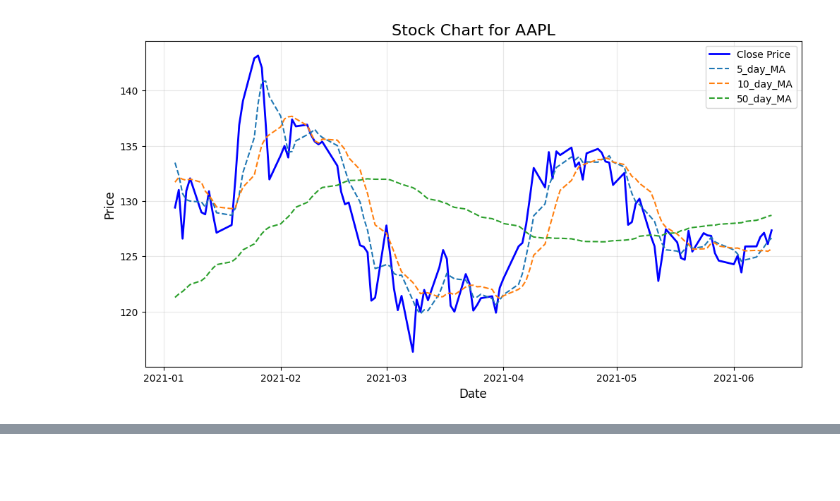
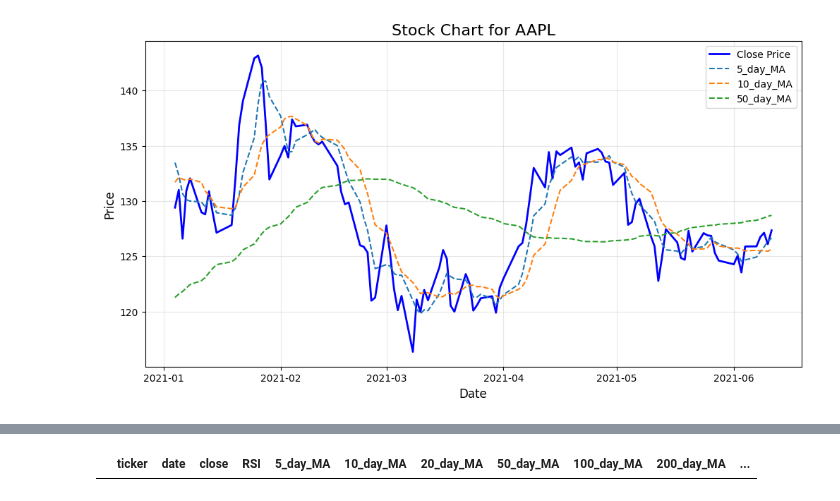
Before and after one commit to thunder913/Deep-Learning, a Jupyter notebook: stocks_deep_learning.ipynb, the cells around one changed output, grey strips where cells are left out. Drawn from its saved outputs; the diff is of its cells as text; code cells hidden in the pictures; blank space fills up the shorter version.

```diff
--- a/stocks_deep_learning.ipynb
+++ b/stocks_deep_learning.ipynb
@@ -125,8 +125,8 @@ def getTidiedStockData():
     stock_data_tidy = process_ticker_data(stock_data_tidy)
 
     # Encode labels
-    #le = LabelEncoder()
-    #stock_data_tidy['ticker_encoded'] = le.fit_transform(stock_data_tidy['ticker'])
+    le = LabelEncoder()
+    stock_data_tidy['ticker_encoded'] = le.fit_transform(stock_data_tidy['ticker'])
 
     stock_data_tidy.to_pickle(stock_data_path)
 
@@ -144,9 +149,6 @@ Index(['ticker', 'date', 'open', 'high', 'low', 'close', 'close_adjusted',
 stock_data_tidy = stock_data_tidy.drop(columns=['open', 'high', 'low', 'close_adjusted', 'volume'])
 # %%
 stock_data_tidy['day_of_week'] = stock_data_tidy['date'].dt.dayofweek
-# %%
-label_encoder = LabelEncoder()
-stock_data_tidy['ticker_encoded'] = label_encoder.fit_transform(stock_data_tidy['ticker'])
 # %%
 def plot_stock_chart(stock_data_tidy, ticker, start_date=None, end_date=None):
     """
@@ -444,8 +363,0 @@ numerical_columns = [
-# %%
-stock_data_tidy['day_of_week'] = pd.to_datetime(stock_data_tidy['date']).dt.dayofweek
-numerical_columns.append('day_of_week')
-# %%
-stock_data_tidy = stock_data_tidy.sort_values(by=['ticker', 'date'])
-
-train_data, test_data = train_test_split(stock_data_tidy, test_size=0.02, shuffle=False)
-train_data, val_data = train_test_split(train_data, test_size=0.02, shuffle=False)
@@ -594,0 +436,11 @@ Dimensions must be equal, but are 5 and 11 for '{{node sequential_1_1/lstm_layer
+# %%
+# Filter for rows with ticker_encoded == 10
+ticker_data = stock_data_tidy
+
+# Check for NaN values in any row
+nan_rows = ticker_data[ticker_data.isna().any(axis=1)]
+
+# Display the rows with NaN values
+nan_rows
+# %% [output]
+|  | ticker | date | close | RSI | 5_day_MA | 10_day_MA | 20_day_MA | 50_day_MA | 100_day_MA | 200_day_MA | ... |
```
Also changed, not shown: parts of 33 cells of this notebook.
